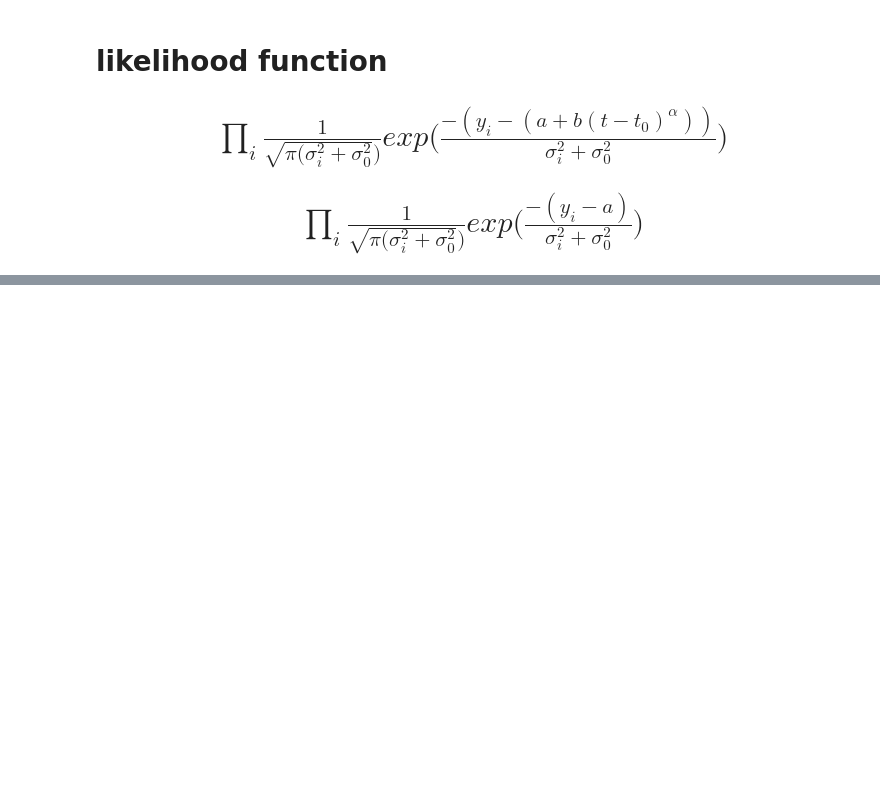
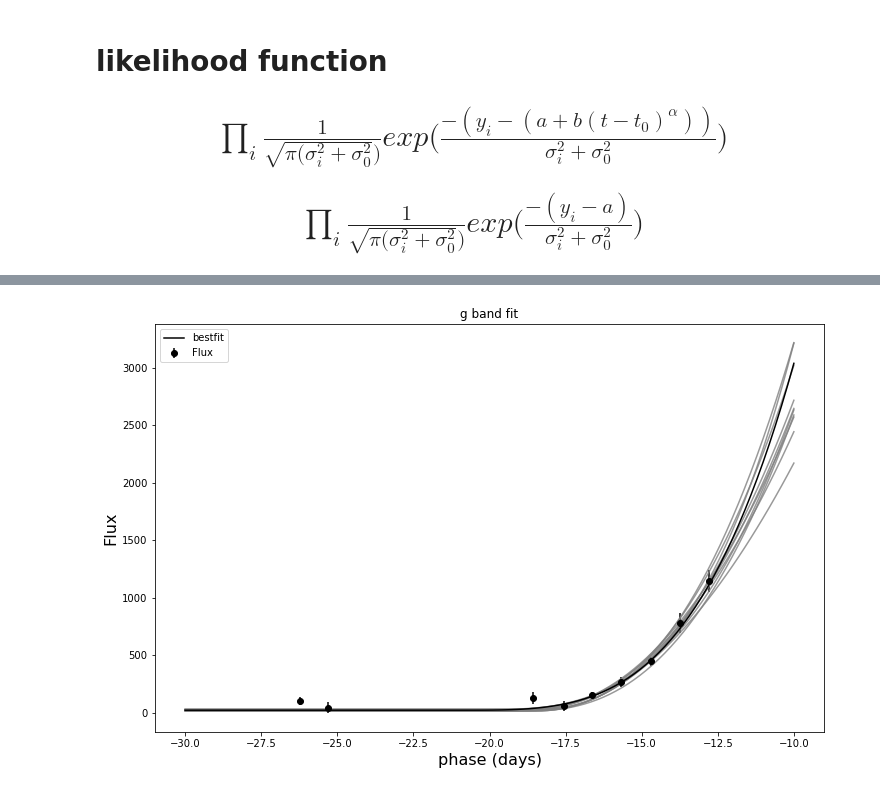
Before and after one commit to adamamiller/iptf16hvw-1, a Jupyter notebook: Early LC analysis - emcee.ipynb, the cells around one changed output, grey strips where cells are left out. Saved outputs shown, nothing was run; the diff lists cells and outputs as text; code cells hidden in the pictures; blank space fills up the shorter version.

Commit message:
plotted max posterior model and 5 random draws in R and g band

```diff
--- a/Early LC analysis - emcee.ipynb
+++ b/Early LC analysis - emcee.ipynb
@@ -215,0 +202,46 @@ R data results
+# %%
+#get maximum posterior parameters in g band
+max_post_ind_g = np.argmax(sampler_g.lnprobability.flatten())
+max_post_g = sampler_g.flatchain[max_post_ind_g]
+# %%
+#plot maximum posterior model with data for g band
+fig = plt.figure(figsize=(12,10))
+fig.subplots_adjust(hspace=0.001)
+ax = plt.subplot2grid([4, 1], [0, 0], rowspan=3)
+
+times = np.where(g['phase'] > -30)
+ax.errorbar(g['phase'].iloc[times],  g['Flux'].iloc[times], yerr=g['Fluxerr'].iloc[times], fmt='o',c='black' )
+ax.set_xlabel('phase (days)', fontsize=16)
+ax.set_ylabel('Flux', fontsize=16)
+
+
+x_vals = np.linspace(-30, -10, 100)
+
+def model(t, a, b, t_0, alpha):
+    if(t > t_0):
+        return a + (b*((t - t_0)**alpha))
+    else:
+        return a
+
+#draw 5 random posterior samples
+ints = np.random.randint(0, high=600000, size=10)
+
+for i in ints:
+    posterior = sampler_g.chain[:, nburn:, :].reshape((-1, len(paramsNames)))[i]
+    y_vals = [model(t, *posterior[0:4])  for t in x_vals]
+    ax.plot(x_vals, y_vals, c='grey', alpha=.8,)
+
+
+
+#plot maximum posterior model
+
+Y_vals = [model(t, *max_post_g[0:4]) for t in x_vals]
+
+
+
+ax.plot(x_vals, Y_vals, c="black", label='bestfit')
+ax.set_title('g band fit')
+plt.legend()
+plt.show()
+# %% [output]
+[figure, added]
```
Also changed, not shown: parts of 13 cells of this notebook.
